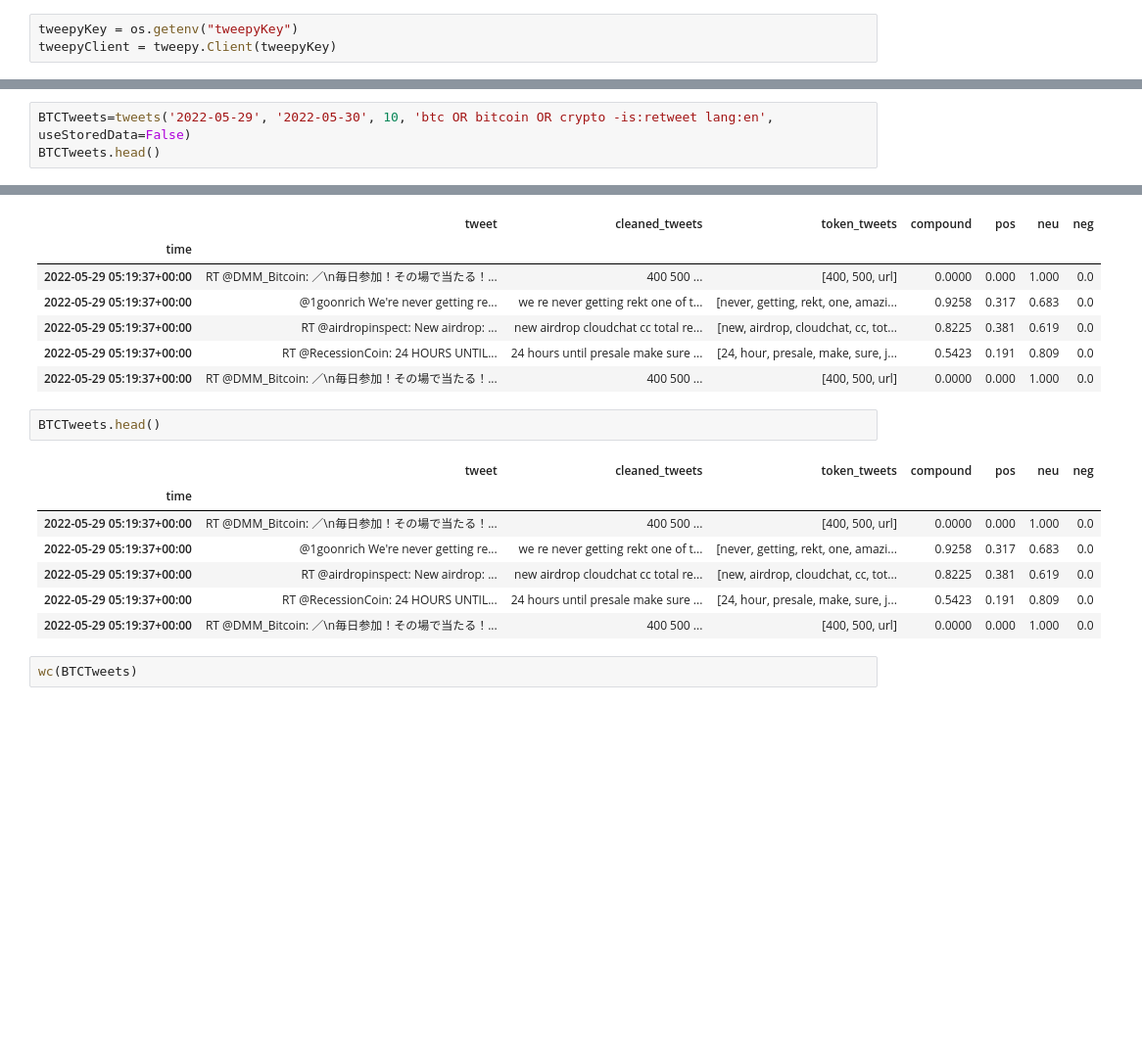
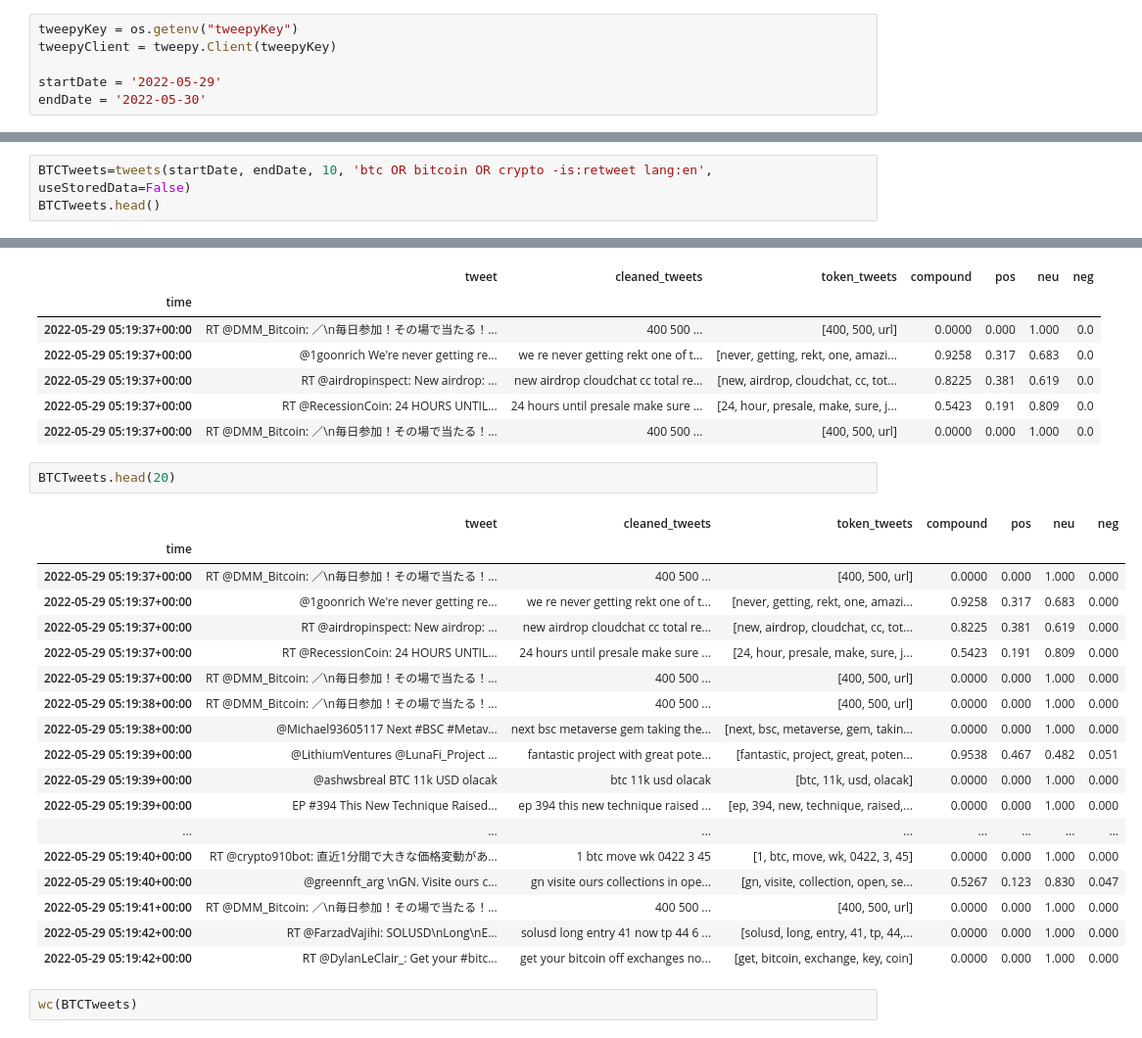
Before and after one commit to mahaguru24/project2-group5, a Jupyter notebook: main.ipynb, the cells around one changed output, grey strips where cells are left out. Shown: that part at 98% size. Cells and saved outputs as stored; diff of their text form; blank space fills up the shorter version.

```diff
--- a/main.ipynb
+++ b/main.ipynb
@@ -14,6 +14,9 @@ from wordcloud import WordCloud
 # %%
 tweepyKey = os.getenv("tweepyKey")
 tweepyClient = tweepy.Client(tweepyKey)
+
+startDate = '2022-05-29'
+endDate = '2022-05-30'
 # %%
 def basic_count(query):
     count_df=pd.DataFrame(columns=['time', 'count'])
@@ -92,6 +95,6 @@ def tweets(start_time, end_time, iterations, query, useStoredData = False):
     tweet_df.to_csv('Resources/dummyData.csv')
     return tweet_df
 # %%
-BTCTweets=tweets('2022-05-29', '2022-05-30', 10, 'btc OR bitcoin OR crypto -is:retweet lang:en', useStoredData=False)
+BTCTweets=tweets(startDate, endDate, 10, 'btc OR bitcoin OR crypto -is:retweet lang:en', useStoredData=False)
 BTCTweets.head()
 # %% [output]
@@ -175,15 +173,26 @@ sentiment(BTCTweets)
 | 2022-05-29 05:19:37+00:00 | RT @RecessionCoin: 24 HOURS UNTIL... | 24 hours until presale make sure ... | [24, hour, presale, make, sure, j... | 0.5423 | 0.191 | 0.809 | 0.0 |
 | 2022-05-29 05:19:37+00:00 | RT @DMM_Bitcoin: ／\n毎日参加！その場で当たる！... | 400 500 ... | [400, 500, url] | 0.0000 | 0.000 | 1.000 | 0.0 |
 # %%
-BTCTweets.head()
+BTCTweets.head(20)
 # %% [output]
 |  | tweet | cleaned_tweets | token_tweets | compound | pos | neu | neg |
 | time |  |  |  |  |  |  |  |
-| 2022-05-29 05:19:37+00:00 | RT @DMM_Bitcoin: ／\n毎日参加！その場で当たる！... | 400 500 ... | [400, 500, url] | 0.0000 | 0.000 | 1.000 | 0.0 |
-| 2022-05-29 05:19:37+00:00 | @1goonrich We're never getting re... | we re never getting rekt one of t... | [never, getting, rekt, one, amazi... | 0.9258 | 0.317 | 0.683 | 0.0 |
-| 2022-05-29 05:19:37+00:00 | RT @airdropinspect: New airdrop: ... | new airdrop cloudchat cc total re... | [new, airdrop, cloudchat, cc, tot... | 0.8225 | 0.381 | 0.619 | 0.0 |
-| 2022-05-29 05:19:37+00:00 | RT @RecessionCoin: 24 HOURS UNTIL... | 24 hours until presale make sure ... | [24, hour, presale, make, sure, j... | 0.5423 | 0.191 | 0.809 | 0.0 |
-| 2022-05-29 05:19:37+00:00 | RT @DMM_Bitcoin: ／\n毎日参加！その場で当たる！... | 400 500 ... | [400, 500, url] | 0.0000 | 0.000 | 1.000 | 0.0 |
+| 2022-05-29 05:19:37+00:00 | RT @DMM_Bitcoin: ／\n毎日参加！その場で当たる！... | 400 500 ... | [400, 500, url] | 0.0000 | 0.000 | 1.000 | 0.000 |
+| 2022-05-29 05:19:37+00:00 | @1goonrich We're never getting re... | we re never getting rekt one of t... | [never, getting, rekt, one, amazi... | 0.9258 | 0.317 | 0.683 | 0.000 |
+| 2022-05-29 05:19:37+00:00 | RT @airdropinspect: New airdrop: ... | new airdrop cloudchat cc total re... | [new, airdrop, cloudchat, cc, tot... | 0.8225 | 0.381 | 0.619 | 0.000 |
+| 2022-05-29 05:19:37+00:00 | RT @RecessionCoin: 24 HOURS UNTIL... | 24 hours until presale make sure ... | [24, hour, presale, make, sure, j... | 0.5423 | 0.191 | 0.809 | 0.000 |
+| 2022-05-29 05:19:37+00:00 | RT @DMM_Bitcoin: ／\n毎日参加！その場で当たる！... | 400 500 ... | [400, 500, url] | 0.0000 | 0.000 | 1.000 | 0.000 |
+| 2022-05-29 05:19:38+00:00 | RT @DMM_Bitcoin: ／\n毎日参加！その場で当たる！... | 400 500 ... | [400, 500, url] | 0.0000 | 0.000 | 1.000 | 0.000 |
+| 2022-05-29 05:19:38+00:00 | @Michael93605117 Next #BSC #Metav... | next bsc metaverse gem taking the... | [next, bsc, metaverse, gem, takin... | 0.0000 | 0.000 | 1.000 | 0.000 |
+| 2022-05-29 05:19:39+00:00 | @LithiumVentures @LunaFi_Project ... | fantastic project with great pote... | [fantastic, project, great, poten... | 0.9538 | 0.467 | 0.482 | 0.051 |
+| 2022-05-29 05:19:39+00:00 | @ashwsbreal BTC 11k USD olacak | btc 11k usd olacak | [btc, 11k, usd, olacak] | 0.0000 | 0.000 | 1.000 | 0.000 |
+| 2022-05-29 05:19:39+00:00 | EP #394 This New Technique Raised... | ep 394 this new technique raised ... | [ep, 394, new, technique, raised,... | 0.0000 | 0.000 | 1.000 | 0.000 |
+| ... | ... | ... | ... | ... | ... | ... | ... |
+| 2022-05-29 05:19:40+00:00 | RT @crypto910bot: 直近1分間で大きな価格変動があ... | 1 btc move wk 0422 3 45 | [1, btc, move, wk, 0422, 3, 45] | 0.0000 | 0.000 | 1.000 | 0.000 |
+| 2022-05-29 05:19:40+00:00 | @greennft_arg \nGN. Visite ours c... | gn visite ours collections in ope... | [gn, visite, collection, open, se... | 0.5267 | 0.123 | 0.830 | 0.047 |
+| 2022-05-29 05:19:41+00:00 | RT @DMM_Bitcoin: ／\n毎日参加！その場で当たる！... | 400 500 ... | [400, 500, url] | 0.0000 | 0.000 | 1.000 | 0.000 |
+| 2022-05-29 05:19:42+00:00 | RT @FarzadVajihi: SOLUSD\nLong\nE... | solusd long entry 41 now tp 44 6 ... | [solusd, long, entry, 41, tp, 44,... | 0.0000 | 0.000 | 1.000 | 0.000 |
+| 2022-05-29 05:19:42+00:00 | RT @DylanLeClair_: Get your #bitc... | get your bitcoin off exchanges no... | [get, bitcoin, exchange, key, coin] | 0.0000 | 0.000 | 1.000 | 0.000 |
 # %%
 wc(BTCTweets)
 # %% [output]
```
Also changed, not shown: parts of 7 cells of this notebook.
